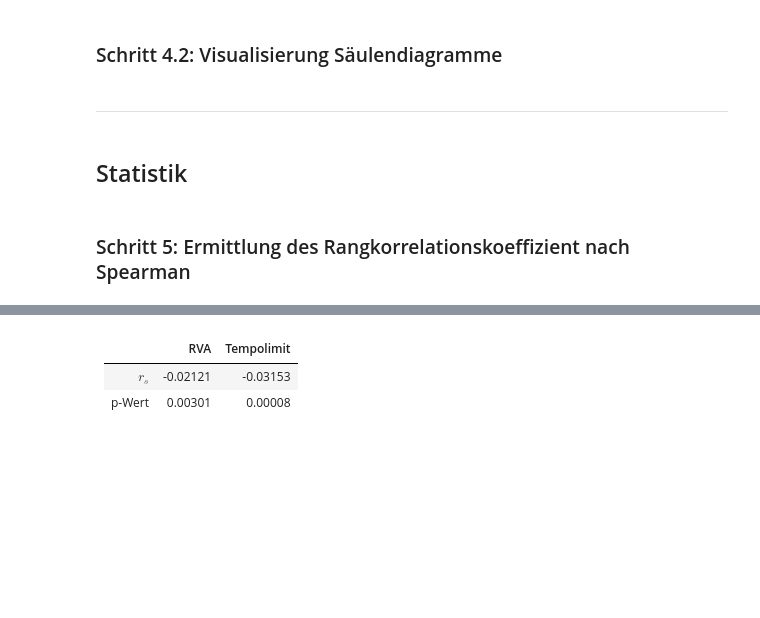
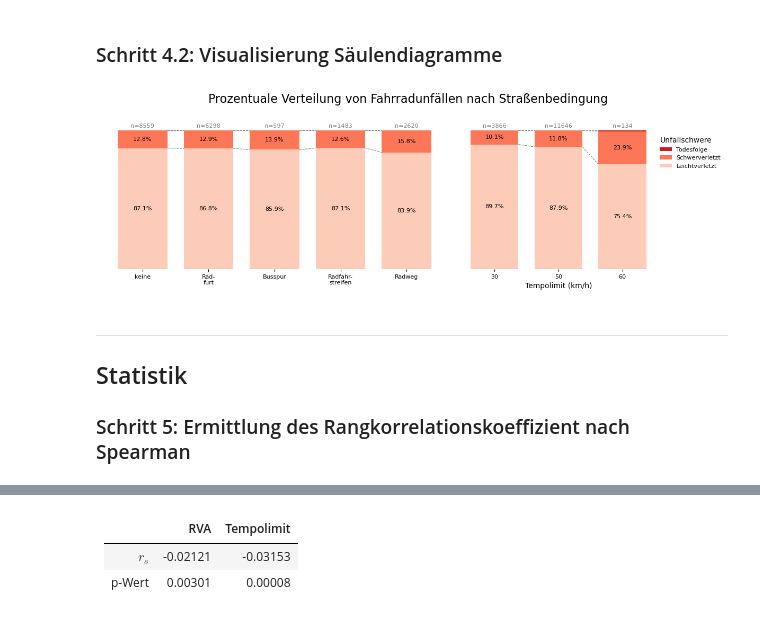
Before and after one commit to geoalxx/berlin_bike_accidents, a Jupyter notebook: notebooks/bba_analysis.ipynb, the cells around one changed output, grey strips where cells are left out. Cells and saved outputs as stored; diff of their text form; code cells hidden in the pictures; blank space fills up the shorter version.

```diff
--- a/notebooks/bba_analysis.ipynb
+++ b/notebooks/bba_analysis.ipynb
@@ -250,38 +288,40 @@ display(crosstab_speed_sel_norm)
 ### Schritt 4.2: Visualisierung Säulendiagramme
 # %%
 # start plotting...
-fig, (ax1,ax2) = plt.subplots(ncols=2, sharey=True, figsize=(12, 4), gridspec_kw={'width_ratios':[0.8,0.6]})
+fig, (ax1,ax2) = plt.subplots(ncols=2, sharey=True, figsize=(12, 4), gridspec_kw={'width_ratios':[1,0.6]})
 
 # stacked bars for RVA
 ax = crosstab_rva_norm.T.plot.bar(stacked=True, ax=ax1, legend=False, width=0.75, color=colors3)
 addBarLabels(ax)
 addHorizontalConnectors(ax, len(crosstab_rva_norm.T))
-addBarTotals(crosstab_rva.loc['All'][0:4], 1.02)
+addBarTotals(crosstab_rva.loc['All'][0:5], 1.02)
 setAxisStyle('', x_axis_labels_rva, False, False)
 
 # stacked bars for speed limit
 ax = crosstab_speed_sel_norm.T.plot.bar(stacked=True, ax=ax2, legend=False, width=0.75, color=colors3)
 addBarLabels(ax)
 addHorizontalConnectors(ax, len(crosstab_speed_sel_norm.T))
 addBarTotals(crosstab_speed_sel.loc['All'][0:3], 1.02)
 setAxisStyle('Tempolimit (km/h)', ax.get_xticklabels(), False, False)
 
 # create joint legend
 handles, labels = ax.get_legend_handles_labels()
 leg = fig.legend([ax1, ax2], handles=reversed(handles), labels=y_axis_labels,
            loc=1, bbox_to_anchor=(1,0.8),
            frameon=False, title='Unfallschwere', fontsize=8)
 leg._legend_box.align = "left"
 
 # finish plotting...
 plt.suptitle('Prozentuale Verteilung von Fahrradunfällen nach Straßenbedingung', fontsize=16)
 plt.tight_layout(w_pad=1, pad=1.5)
 fig.subplots_adjust(right=0.9)
+# %% [output]
+[figure, added]
-# %% [markdown]
-***
-# %% [markdown]
-## Statistik
 # %% [markdown]
+***
+
+## Statistik
+
 ### Schritt 5: Ermittlung des Rangkorrelationskoeffizient nach Spearman
 # %%
 res_speed = stats.spearmanr(df_bike_acc['UKATEGORIE'], df_bike_acc['rank_rva'])
```
Also changed, not shown: parts of 30 cells of this notebook, 8 other files.
